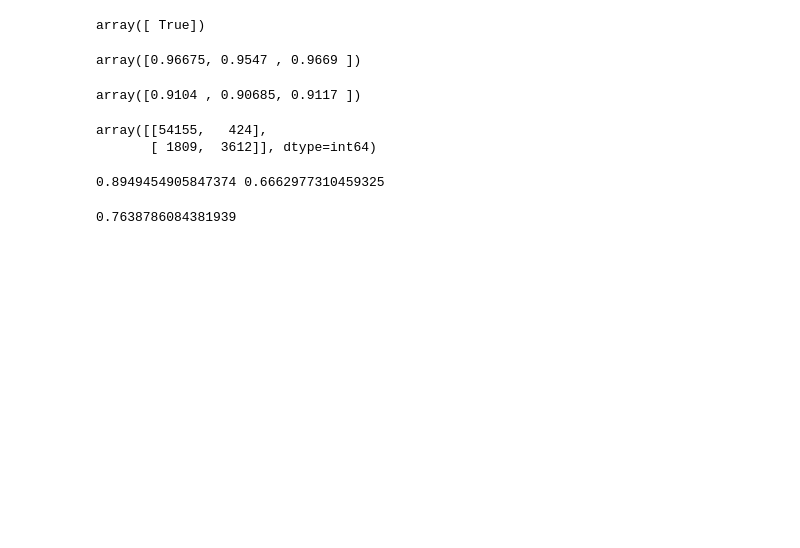
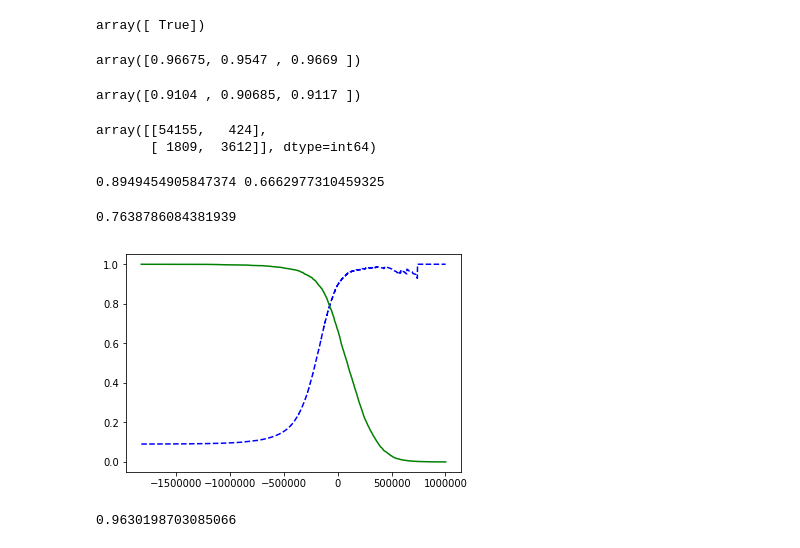
Before and after one commit to barmag/HandsOnML, a Jupyter notebook: ch3/mnist_classification_exercise.ipynb, the cells around one changed output. Saved outputs shown, nothing was run; the diff lists cells and outputs as text; code cells hidden in the pictures; blank space fills up the shorter version.

Commit message:
chapter 3 notes -- roc curve, and auc score

```diff
--- a/ch3/mnist_classification_exercise.ipynb
+++ b/ch3/mnist_classification_exercise.ipynb
@@ -143,7 +143,17 @@ precisions, recalls, thresholds = precision_recall_curve(y_train_5, y_scores)
 # %%
 def plot_precision_recall_curve(precision, recall, threshold):
     plt.plot(threshold, precision[:-1], "b--", label="P")
-    plt.plot(threshold, recall[:-1], "-g-", label="R")
+    plt.plot(threshold, recall[:-1], "g-", label="R")
 # %%
 plot_precision_recall_curve(precisions, recalls, thresholds)
-plt.s
+plt.show()
+# %% [output]
+[figure, added]
+# %%
+from sklearn.metrics import roc_curve, roc_auc_score
+
+fpr, tpr, thresholds = roc_curve(y_train_5, y_scores)
+auc_score = roc_auc_score(y_train_5, y_scores)
+auc_score
+# %% [output]
+0.9630198703085066
```
Also changed, not shown: parts of 1 cell of this notebook.
